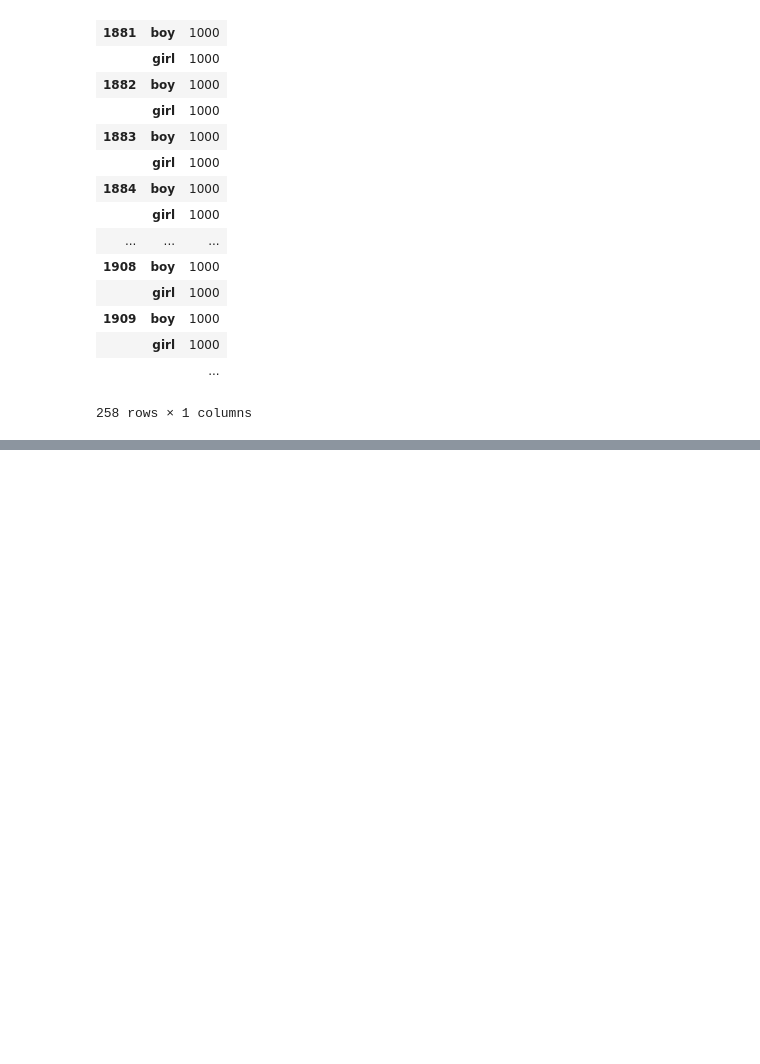
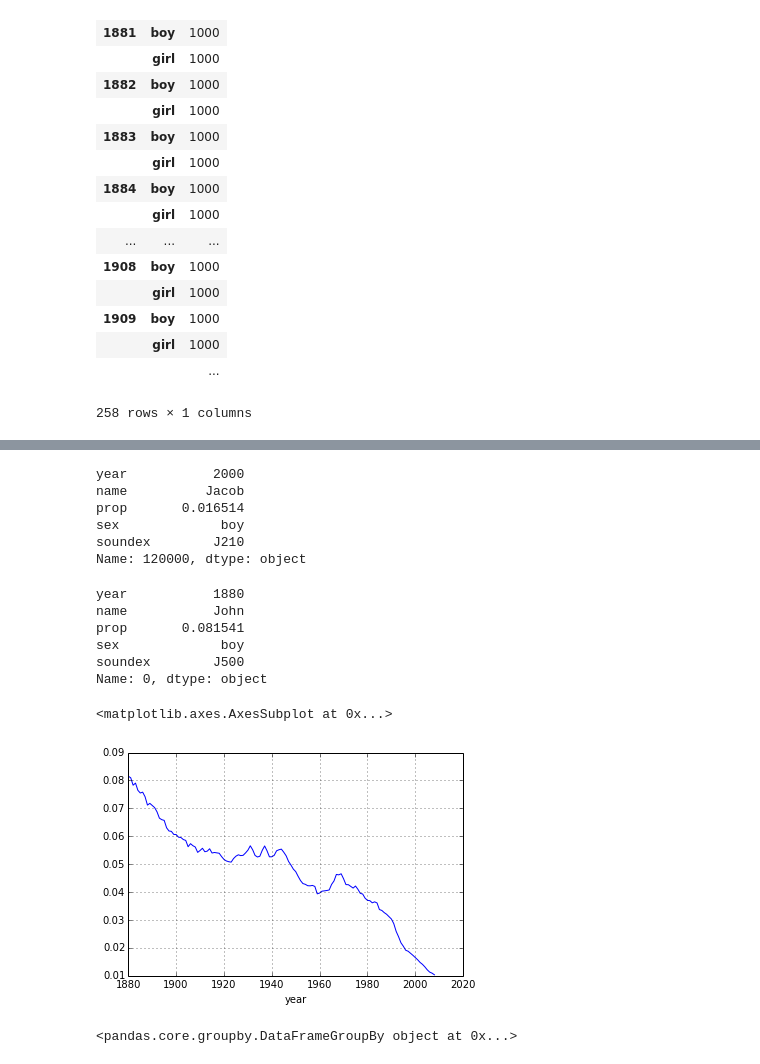
Before and after one commit to joebrew/misc, a Jupyter notebook: python/pandas_tutorial/BabyNames.ipynb, the cells around one changed output, grey strips where cells are left out. Cells and saved outputs as stored; diff of their text form; code cells hidden in the pictures; blank space fills up the shorter version.

```diff
--- a/python/pandas_tutorial/BabyNames.ipynb
+++ b/python/pandas_tutorial/BabyNames.ipynb
@@ -156,0 +171,36 @@ DataFrame(names.groupby(['year', 'sex']).size())
+# %%
+boys.ix[boys[boys.year == 2000].prop.idxmax()] # gives index of maximum value of prop column
+# %% [output]
+year           2000
+name          Jacob
+prop       0.016514
+sex             boy
+soundex        J210
+Name: 120000, dtype: object
+# %%
+def get_max_record(group):
+    return group.ix[group.prop.idxmax()]
+# %%
+# apply function to whole dataset
+get_max_record(boys)
+# %% [output]
+year           1880
+name           John
+prop       0.081541
+sex             boy
+soundex        J500
+Name: 0, dtype: object
+# %%
+# apply function to each year.
+result = boys.groupby('year').apply(get_max_record)
+# %%
+# plot the result
+result.prop.plot()
+# %% [output]
+<matplotlib.axes.AxesSubplot at 0x...>
+[figure, added]
+# %%
+# Compute most popular boys name for each year
+boys.groupby('year')
+# %% [output]
+<pandas.core.groupby.DataFrameGroupBy object at 0x...>
```
Also changed, not shown: parts of 50 cells of this notebook.
